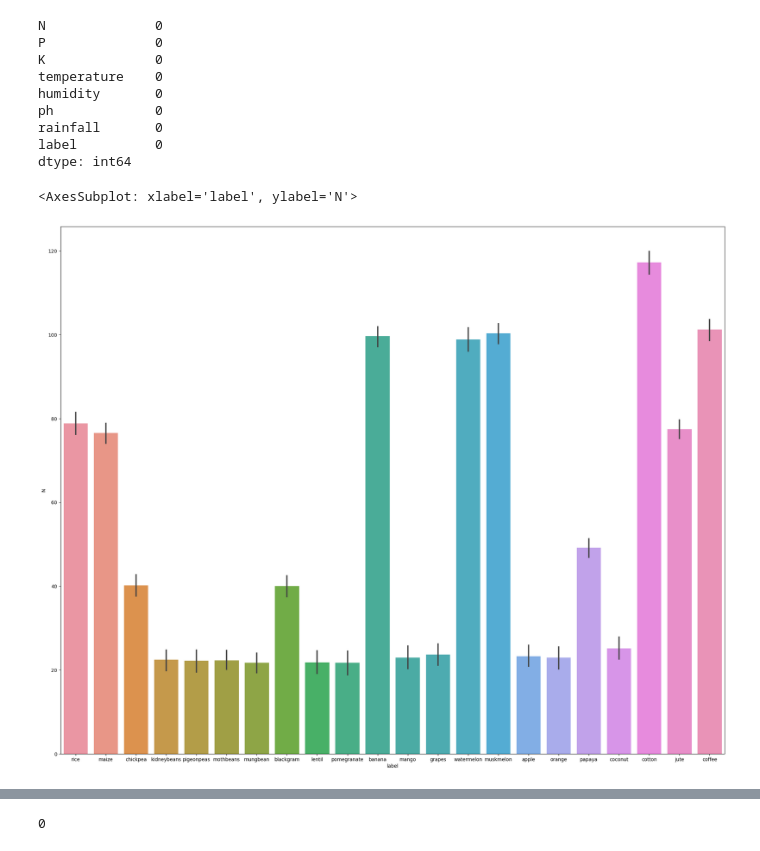
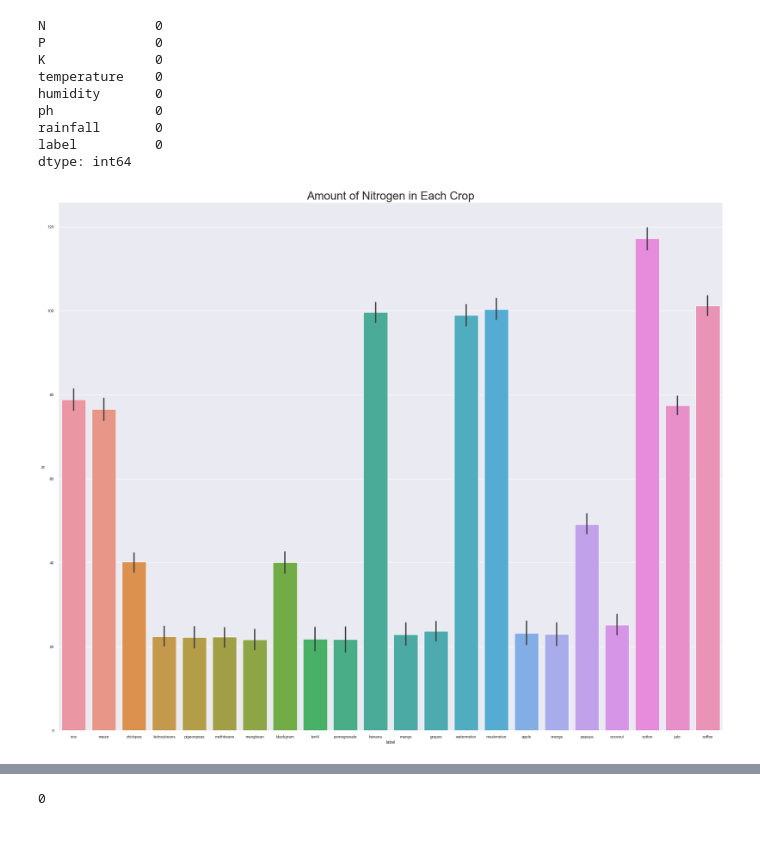
Before and after one commit to m-pulkit/Crop_Recommender, a Jupyter notebook: Crop_Recommender.ipynb, the cells around one changed output, grey strips where cells are left out. Saved outputs shown, nothing was run; the diff lists cells and outputs as text; code cells hidden in the pictures.

```diff
--- a/Crop_Recommender.ipynb
+++ b/Crop_Recommender.ipynb
@@ -8,7 +6,7 @@ import seaborn as sns
 import warnings
 warnings.filterwarnings ('ignore')
 # %%
-data=pd.read_excel('C:/Users/pulki/OneDrive/Documents/Jupyter/datalabs-repo/Crop_recommendation.xlsx')
+data=pd.read_excel('datalabs-repo/Sprint 2 Project/Crop_recommendation.xlsx')
 # %%
 data.head(15)
 # %% [output]
@@ -137,9 +135,9 @@ dtype: int64
 # %%
 plt.figure(figsize=(25,20))
 sns.barplot(x="label",y="N",data=data)
+plt.title('Amount of Nitrogen in Each Crop', fontsize=24);
 # %% [output]
-<AxesSubplot: xlabel='label', ylabel='N'>
-[figure, old version]
+[figure, new version]
 # %%
 plt.figure(figsize=(25,20))
 sns.barplot(x="label",y="P",data=data)
```
Also changed, not shown: parts of 71 cells of this notebook, 18 other files.
